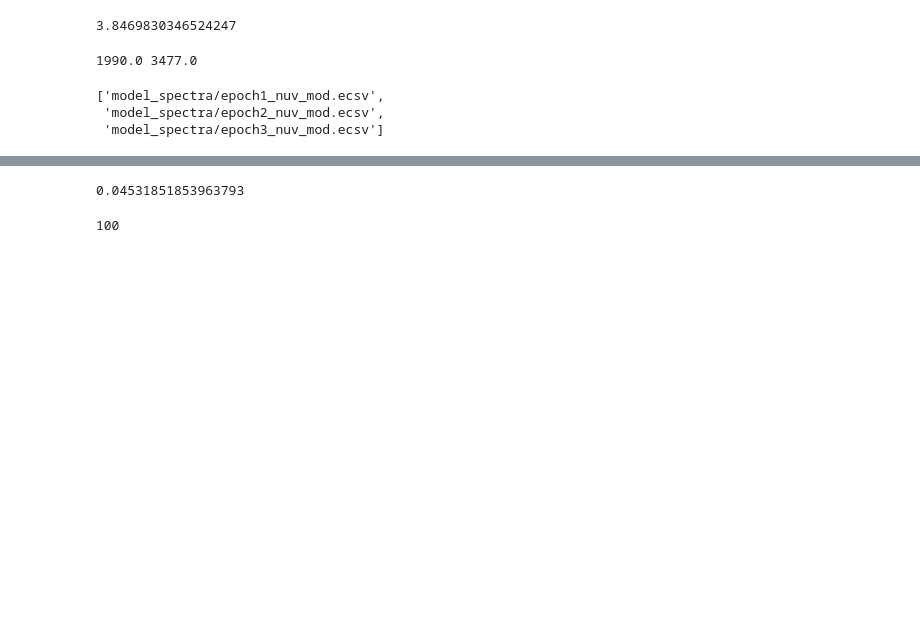
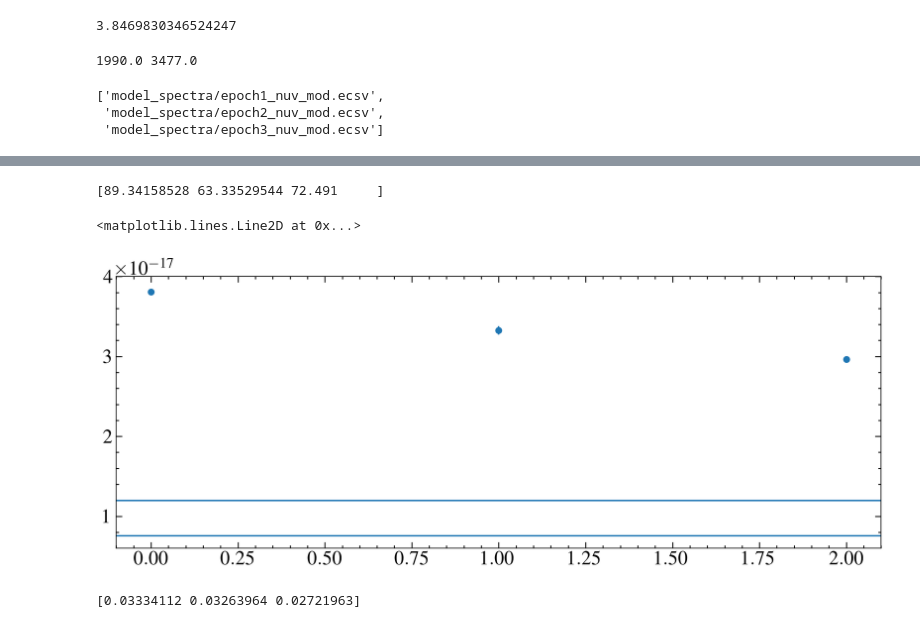
Before and after one commit to davidjwilson/SEDs, a Jupyter notebook: trappist-1/hst_photometry/science2.ipynb, the cells around one changed output, grey strips where cells are left out. Saved outputs shown, nothing was run; the diff lists cells and outputs as text; code cells hidden in the pictures; blank space fills up the shorter version.

```diff
--- a/trappist-1/hst_photometry/science2.ipynb
+++ b/trappist-1/hst_photometry/science2.ipynb
@@ -945,6 +983,11 @@ def make_phot(bp_w, bp_cc, w, f, e=0):
 
 def residuals(scale, f, mf):
     return f - mf/scale
+
+prox_scales = []
+gnfluxes = []
+gnes = []
+
 
 for i, mod in enumerate(mods):
     data = Table.read(mod)
@@ -992,6 +1035,16 @@ for i, mod in enumerate(mods):
     mod_phots, mod_phot_es = np.array(mod_phots), np.array(mod_phot_es)
     print(mod_phots)
 
+
+    gnw, gnt = np.loadtxt('/home/david/work/filters/galex/GALEX_GALEX.NUV.dat', unpack=True)  #galex nuv
+    gnflux, gne = make_phot(bpw, bpf, mw, mf, me)
+    print(gnflux, gne)
+    gnfluxes.append(gnflux)
+    gnes.append(gne)
+    # axr.plot(gnw, gnt/10)
+    # print(gnw[0])
+
+
     # ax[0].errorbar(phot_w, mod_phots, yerr=mod_phot_es, marker='s', ls='none', markeredgecolor='k', label = 'WFC3 Photometry', zorder=10)
 
 
@@ -1030,6 +1083,7 @@ for i, mod in enumerate(mods):
     scale = leastsq(residuals, 1., args=(phot_f, prox_phots))[0]
     scale_r = np.array([1, 1, 0.1])
     scale = leastsq(residuals, 1., args=(phot_f*scale_r, prox_phots*scale_r))[0]
+    prox_scales.append(scale[0])
 
 
 
@@ -1051,7 +1105,7 @@ for i, mod in enumerate(mods):
 #     print(bb_fixed_fit[3].temperature)
 
 #     ax[0].legend(frameon=True, loc=4)
-    fig.savefig('plots/new_model_fits_epoch{}.pdf'.format(i+1))
+    # fig.savefig('plots/new_model_fits_epoch{}.pdf'.format(i+1))
     plt.show()
 # savdat.write('model_spectra/t1_bb_model.txt', format='ascii.basic', overwrite=True)
     # [2.65404828e-18 5.31213336e-18 3.80530882e-17]
@@ -1066,5 +1123,18 @@ for i, mod in enumerate(mods):
 [0.02721963]
 [figure]
+# %%
+fig, ax = plt.subplots()
+
+ax.errorbar(np.arange(3), gnfluxes, yerr=gnes, marker='o', ls='none')
+print(np.array(gnfluxes)/np.array(gnes))
+
+ax.axhline((10**-16.9)*(12.1/12.4)**2)
+ax.axhline(10**-17.1*(12.1/12.4)**2)
+ax.axhline(10**-16.9*(12.1/12.4)**2)
+# %% [output]
+[89.34158528 63.33529544 72.491     ]
+<matplotlib.lines.Line2D at 0x...>
+[figure, added]
 # %%
 # [2.42731453e-18 4.56428593e-18 2.96247443e-17]
 #scale by distance and lum
@@ -1075,8 +1145,10 @@ for i, mod in enumerate(mods):
 # dlhs = 1000/82.0336
 # scale = ((dlhs/dt1)**2) * (lumt1/lum_lhs)**2
 # scale
+
+print(1/np.array(prox_scales))
 # %% [output]
-0.04531851853963793
+[0.03334112 0.03263964 0.02721963]
 # %%
 # f = 250
 # s = 350+480
@@ -1094,5 +1166,4 @@ for i, mod in enumerate(mods):
 # print('cocoa', '{:.0f}'.format((c/t)*100),'%')
 # print('other', '{:.0f}'.format((o/t)*100),'%')
 # %%
+fe = Table.read('fe_lines.csv')
-# %% [output]
-100
```
Also changed, not shown: parts of 14 cells of this notebook, 16 other files.
